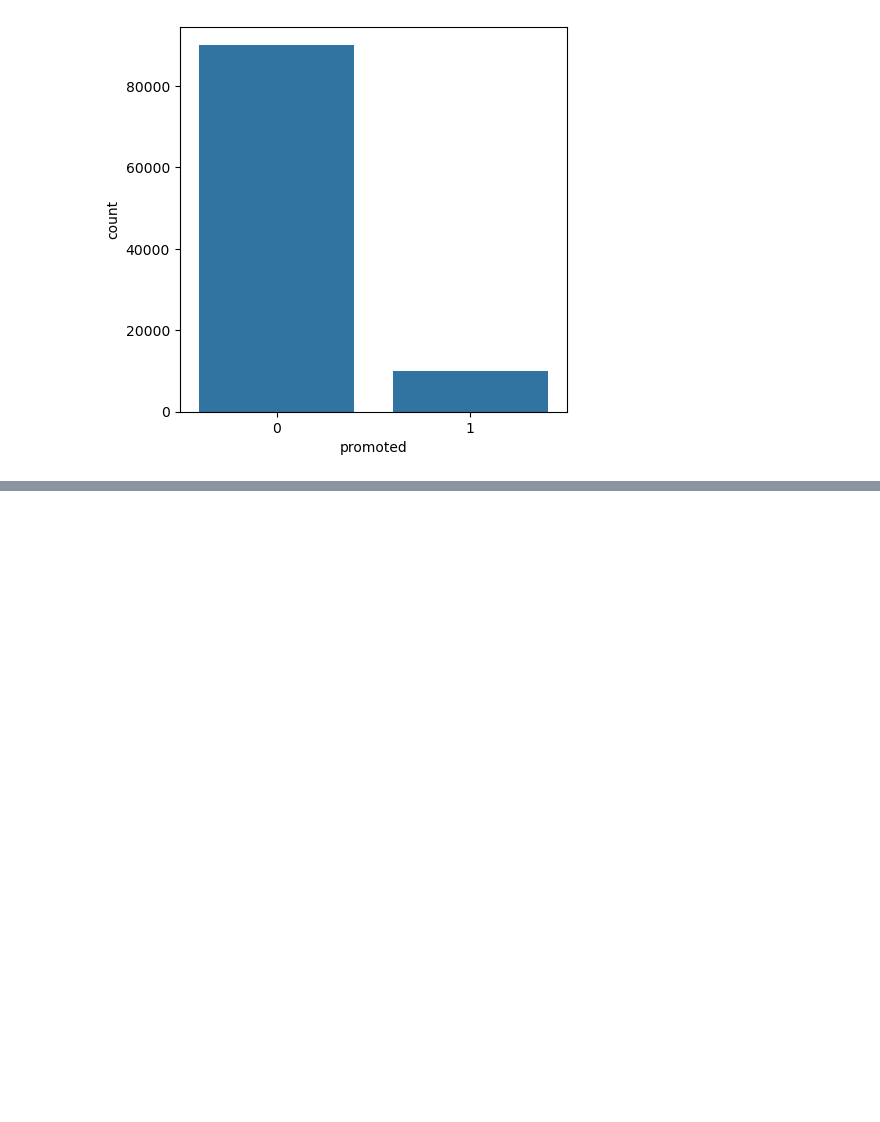
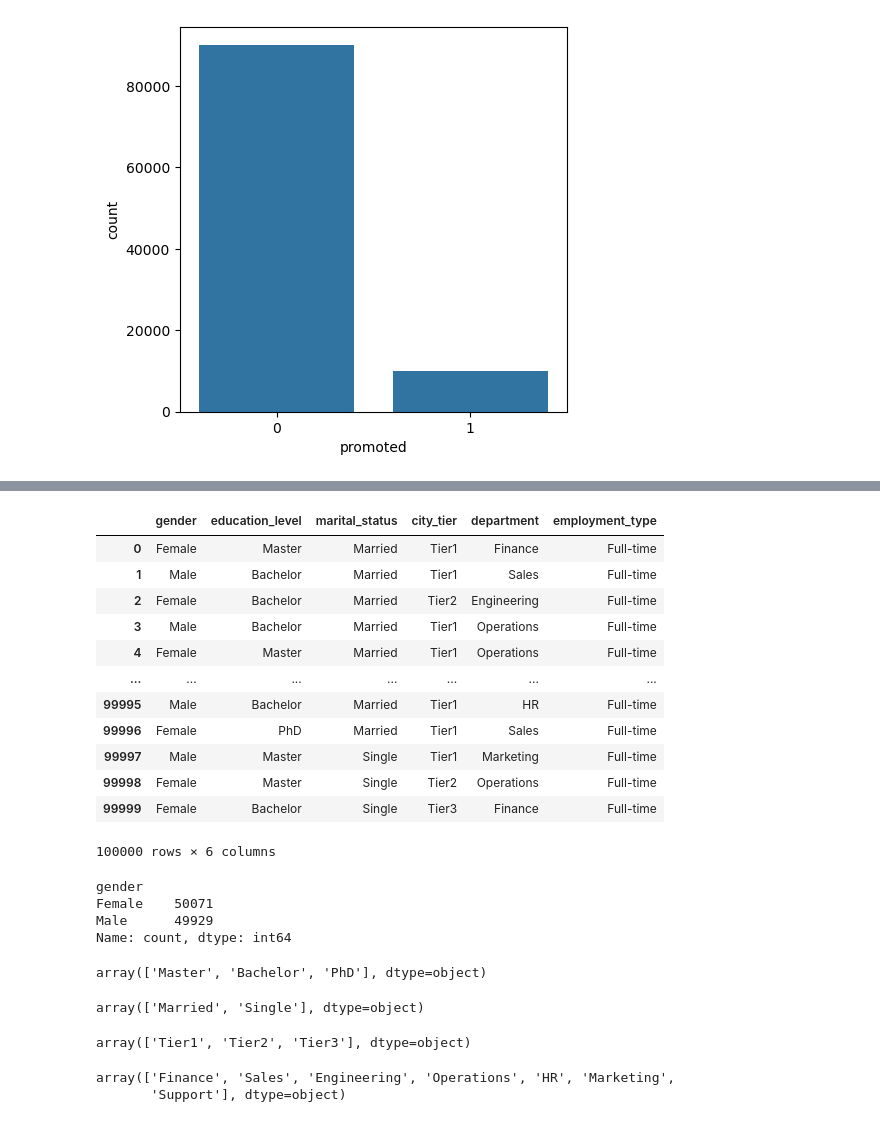
Before and after one commit to therai0/promotion_prediction_ml_model, a Jupyter notebook: notebook/eda.ipynb, the cells around one changed output, grey strips where cells are left out. Cells and saved outputs as stored; diff of their text form; code cells hidden in the pictures; blank space fills up the shorter version.

```diff
--- a/notebook/eda.ipynb
+++ b/notebook/eda.ipynb
@@ -104,0 +157,40 @@ So with this figure we can say that this dataset is imbalance dataset
+# %%
+df.select_dtypes(["string","object"])
+# %% [output]
+|  | gender | education_level | marital_status | city_tier | department | employment_type |
+| 0 | Female | Master | Married | Tier1 | Finance | Full-time |
+| 1 | Male | Bachelor | Married | Tier1 | Sales | Full-time |
+| 2 | Female | Bachelor | Married | Tier2 | Engineering | Full-time |
+| 3 | Male | Bachelor | Married | Tier1 | Operations | Full-time |
+| 4 | Female | Master | Married | Tier1 | Operations | Full-time |
+| ... | ... | ... | ... | ... | ... | ... |
+| 99995 | Male | Bachelor | Married | Tier1 | HR | Full-time |
+| 99996 | Female | PhD | Married | Tier1 | Sales | Full-time |
+| 99997 | Male | Master | Single | Tier1 | Marketing | Full-time |
+| 99998 | Female | Master | Single | Tier2 | Operations | Full-time |
+| 99999 | Female | Bachelor | Single | Tier3 | Finance | Full-time |
+100000 rows × 6 columns
+# %%
+df["gender"].value_counts()
+# %% [output]
+gender
+Female    50071
+Male      49929
+Name: count, dtype: int64
+# %%
+df["education_level"].unique()
+# %% [output]
+array(['Master', 'Bachelor', 'PhD'], dtype=object)
+# %%
+df["marital_status"].unique()
+# %% [output]
+array(['Married', 'Single'], dtype=object)
+# %%
+df["city_tier"].unique()
+# %% [output]
+array(['Tier1', 'Tier2', 'Tier3'], dtype=object)
+# %%
+df["department"].unique()
+# %% [output]
+array(['Finance', 'Sales', 'Engineering', 'Operations', 'HR', 'Marketing',
+       'Support'], dtype=object)
```
Also changed, not shown: parts of 8 cells of this notebook, 12 other files.
